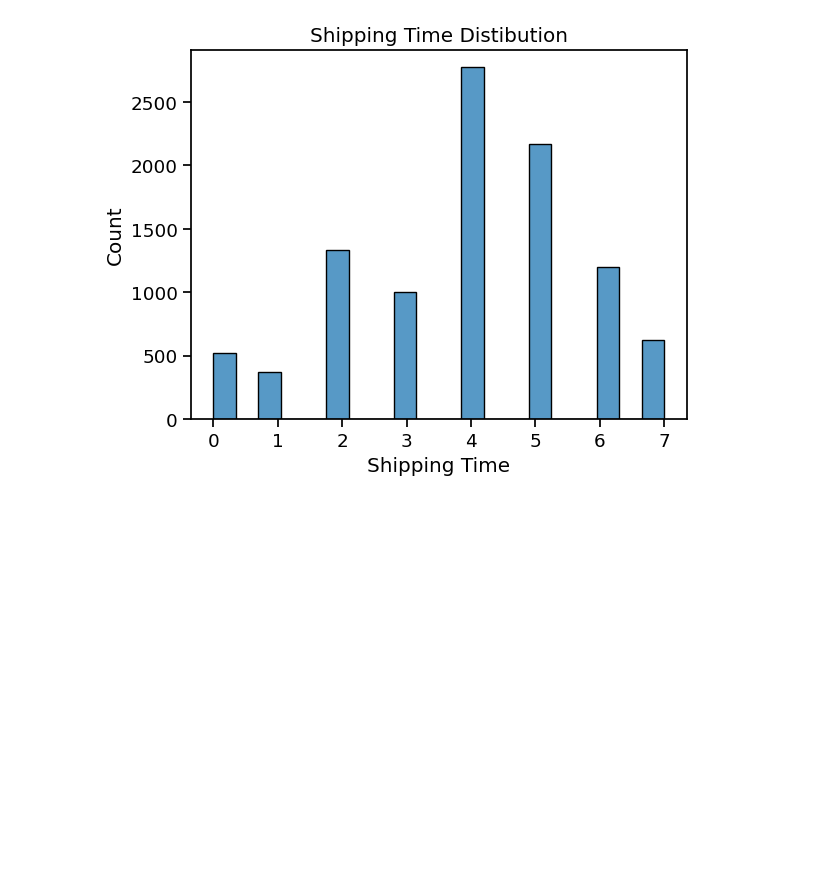
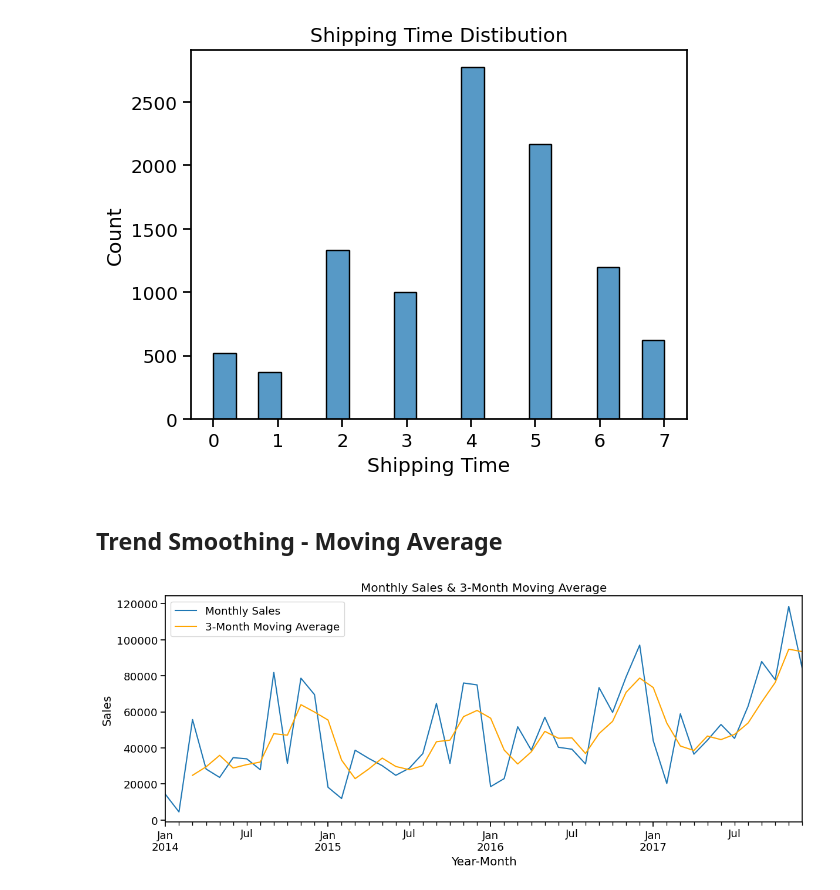
Before and after one commit to ar3haa/Data-Analysis-For-Superstore-Dataset, a Jupyter notebook: dat_analysis_superstore_dataset.ipynb, the cells around one changed output. Drawn from its saved outputs; the diff is of its cells as text; code cells hidden in the pictures; blank space fills up the shorter version.

```diff
--- a/dat_analysis_superstore_dataset.ipynb
+++ b/dat_analysis_superstore_dataset.ipynb
@@ -431,3 +431,17 @@ plt.title('Shipping Time Distibution')
 plt.show()
 # %% [output]
 [figure]
+# %% [markdown]
+## Trend Smoothing - Moving Average
+# %%
+sales_month_smooth = sales_month.rolling(window=3).mean()
+plt.figure(figsize=(14,5))
+sales_month.plot(label='Monthly Sales')
+sales_month_smooth.plot(label='3-Month Moving Average', color='orange')
+plt.title('Monthly Sales & 3-Month Moving Average')
+plt.xlabel('Year-Month')
+plt.ylabel('Sales')
+plt.legend()
+plt.show()
+# %% [output]
+[figure, added]
```
Also changed, not shown: parts of 11 cells of this notebook.
